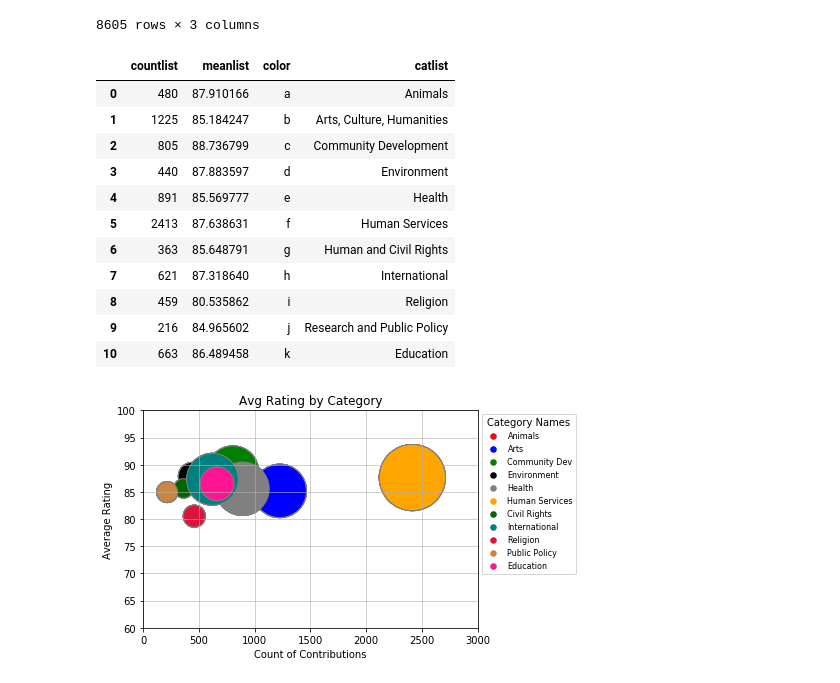
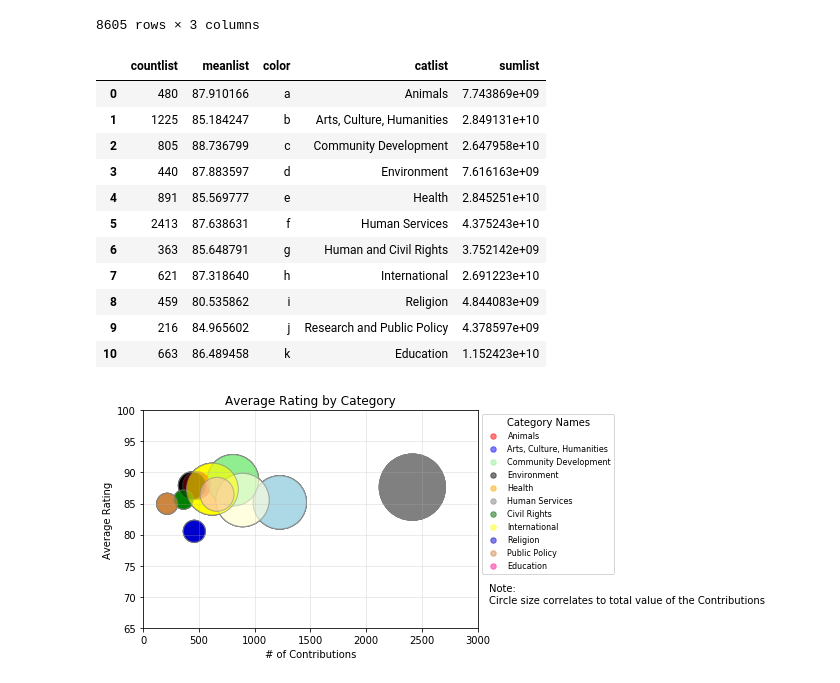
Before and after one commit to randyn/project-one, a Jupyter notebook: ScatterPlotCategories.ipynb, the cells around one changed output. Drawn from its saved outputs; the diff is of its cells as text; code cells hidden in the pictures.

```diff
--- a/ScatterPlotCategories.ipynb
+++ b/ScatterPlotCategories.ipynb
@@ -52,93 +52,95 @@ finalist = [i/10000000 for i in sumlist]
 
 color =['a', 'b', 'c', 'd', 'e', 'f', 'g', 'h', 'i', 'j', 'k']
 
-df = pd.DataFrame(dict(countlist=countlist, meanlist=meanlist, color=color,catlist=catlist))
+df = pd.DataFrame(dict(countlist=countlist, meanlist=meanlist, color=color,catlist=catlist, sumlist=sumlist))
 df
 # %% [output]
-|  | countlist | meanlist | color | catlist |
-| 0 | 480 | 87.910166 | a | Animals |
-| 1 | 1225 | 85.184247 | b | Arts, Culture, Humanities |
-| 2 | 805 | 88.736799 | c | Community Development |
-| 3 | 440 | 87.883597 | d | Environment |
-| 4 | 891 | 85.569777 | e | Health |
-| 5 | 2413 | 87.638631 | f | Human Services |
-| 6 | 363 | 85.648791 | g | Human and Civil Rights |
-| 7 | 621 | 87.318640 | h | International |
-| 8 | 459 | 80.535862 | i | Religion |
-| 9 | 216 | 84.965602 | j | Research and Public Policy |
-| 10 | 663 | 86.489458 | k | Education |
+|  | countlist | meanlist | color | catlist | sumlist |
+| 0 | 480 | 87.910166 | a | Animals | 7.743869e+09 |
+| 1 | 1225 | 85.184247 | b | Arts, Culture, Humanities | 2.849131e+10 |
+| 2 | 805 | 88.736799 | c | Community Development | 2.647958e+10 |
+| 3 | 440 | 87.883597 | d | Environment | 7.616163e+09 |
+| 4 | 891 | 85.569777 | e | Health | 2.845251e+10 |
+| 5 | 2413 | 87.638631 | f | Human Services | 4.375243e+10 |
+| 6 | 363 | 85.648791 | g | Human and Civil Rights | 3.752142e+09 |
+| 7 | 621 | 87.318640 | h | International | 2.691223e+10 |
+| 8 | 459 | 80.535862 | i | Religion | 4.844083e+09 |
+| 9 | 216 | 84.965602 | j | Research and Public Policy | 4.378597e+09 |
+| 10 | 663 | 86.489458 | k | Education | 1.152423e+10 |
 # %%
-colors = {'a':'red', 'b':'blue', 'c':'green', 'd':'black', 'e': 'grey', 'f': 'orange', 'g': 'darkgreen', 'h': 'teal', 'i': 'crimson', 'j': 'peru', 'k': 'deeppink'}
+colors = {'a':'red', 'b':'lightblue', 'c':'lightgreen', 'd':'black', 'e': 'lightyellow', 'f': 'grey', 'g': 'green', 'h': 'yellow', 'i': 'mediumblue', 'j': 'peru', 'k': 'pink'}
 
 fig, ax = plt.subplots()
 
 ax.scatter(df['countlist'], df['meanlist'], marker="o",c=df['color'].apply(lambda x: colors[x]), edgecolors="grey",
-           s=finalist, alpha=1, label="Animals")
+           s=finalist, alpha=.5, label="Animals")
 
 ax.scatter(df['countlist'], df['meanlist'], marker="o",c=df['color'].apply(lambda x: colors[x]), edgecolors="grey",
-           s=finalist, alpha=1, label="Arts")
+           s=finalist, alpha=.5, label="Arts, Culture, Humanities")
 
 ax.scatter(df['countlist'], df['meanlist'], marker="o",c=df['color'].apply(lambda x: colors[x]), edgecolors="grey",
-           s=finalist, alpha=1, label="Community Dev")
+           s=finalist, alpha=.5, label="Community Development")
 
 ax.scatter(df['countlist'], df['meanlist'], marker="o",c=df['color'].apply(lambda x: colors[x]), edgecolors="grey",
-           s=finalist, alpha=1, label="Environment")
+           s=finalist, alpha=.5, label="Environment")
 
 ax.scatter(df['countlist'], df['meanlist'], marker="o",c=df['color'].apply(lambda x: colors[x]), edgecolors="grey",
-           s=finalist, alpha=1, label="Health")
+           s=finalist, alpha=.5, label="Health")
 
 ax.scatter(df['countlist'], df['meanlist'], marker="o",c=df['color'].apply(lambda x: colors[x]), edgecolors="grey",
-           s=finalist, alpha=1, label="Human Services")
+           s=finalist, alpha=.5, label="Human Services")
 
 ax.scatter(df['countlist'], df['meanlist'], marker="o",c=df['color'].apply(lambda x: colors[x]), edgecolors="grey",
-           s=finalist, alpha=1, label="Civil Rights")
+           s=finalist, alpha=.5, label="Civil Rights")
 
 ax.scatter(df['countlist'], df['meanlist'], marker="o",c=df['color'].apply(lambda x: colors[x]), edgecolors="grey",
-           s=finalist, alpha=1, label="International")
+           s=finalist, alpha=.5, label="International")
 
 ax.scatter(df['countlist'], df['meanlist'], marker="o",c=df['color'].apply(lambda x: colors[x]), edgecolors="grey",
-           s=finalist, alpha=1, label="Religion")
+           s=finalist, alpha=.5, label="Religion")
 
 ax.scatter(df['countlist'], df['meanlist'], marker="o",c=df['color'].apply(lambda x: colors[x]), edgecolors="grey",
-           s=finalist, alpha=1, label="Public Policy")
+           s=finalist, alpha=.5, label="Public Policy")
 
 ax.scatter(df['countlist'], df['meanlist'], marker="o",c=df['color'].apply(lambda x: colors[x]), edgecolors="grey",
-           s=finalist, alpha=1, label="Education")
+           s=finalist, alpha=.5, label="Education")
+
 
 
 
 # Incorporate the other graph properties
-plt.ylim(60, 100)
+plt.ylim(65, 100)
 plt.xlim(0, 3000)
-plt.grid(axis='both', alpha=0.75)
-plt.xlabel("Count of Contributions")
+plt.grid(axis='both', alpha=0.30)
+plt.xlabel("# of Contributions")
 plt.ylabel("Average Rating")
-plt.title("Avg Rating by Category",fontsize =12)
+plt.title("Average Rating by Category",fontsize =12)
+plt.text(x=3100, y=69, s='Note:\nCircle size correlates to total value of the Contributions')
 
 # Create a legend
 lgnd = plt.legend(bbox_to_anchor=(1, 1), loc=2, fontsize=8)
 lgnd.legendHandles[0]._sizes = [30]
 lgnd.legendHandles[0].set_color('red')
 lgnd.legendHandles[1]._sizes = [30]
 lgnd.legendHandles[1].set_color('blue')
 lgnd.legendHandles[2]._sizes = [30]
-lgnd.legendHandles[2].set_color('green')
+lgnd.legendHandles[2].set_color('lightgreen')
 lgnd.legendHandles[3]._sizes = [30]
 lgnd.legendHandles[3].set_color('black')
 lgnd.legendHandles[4]._sizes = [30]
-lgnd.legendHandles[4].set_color('grey')
+lgnd.legendHandles[4].set_color('orange')
 lgnd.legendHandles[5]._sizes = [30]
-lgnd.legendHandles[5].set_color('orange')
+lgnd.legendHandles[5].set_color('grey')
 lgnd.legendHandles[6]._sizes = [30]
 lgnd.legendHandles[6].set_color('darkgreen')
 lgnd.legendHandles[7]._sizes = [30]
-lgnd.legendHandles[7].set_color('teal')
+lgnd.legendHandles[7].set_color('yellow')
 lgnd.legendHandles[8]._sizes = [30]
-lgnd.legendHandles[8].set_color('crimson')
+lgnd.legendHandles[8].set_color('mediumblue')
 lgnd.legendHandles[9]._sizes = [30]
 lgnd.legendHandles[9].set_color('peru')
 lgnd.legendHandles[10]._sizes = [30]
 lgnd.legendHandles[10].set_color('deeppink')
 lgnd.set_title("Category Names", prop={"size":10})
 # %% [output]
-[figure, old version]
+[figure, new version]
```
Also changed, not shown: parts of 1 cell of this notebook.
